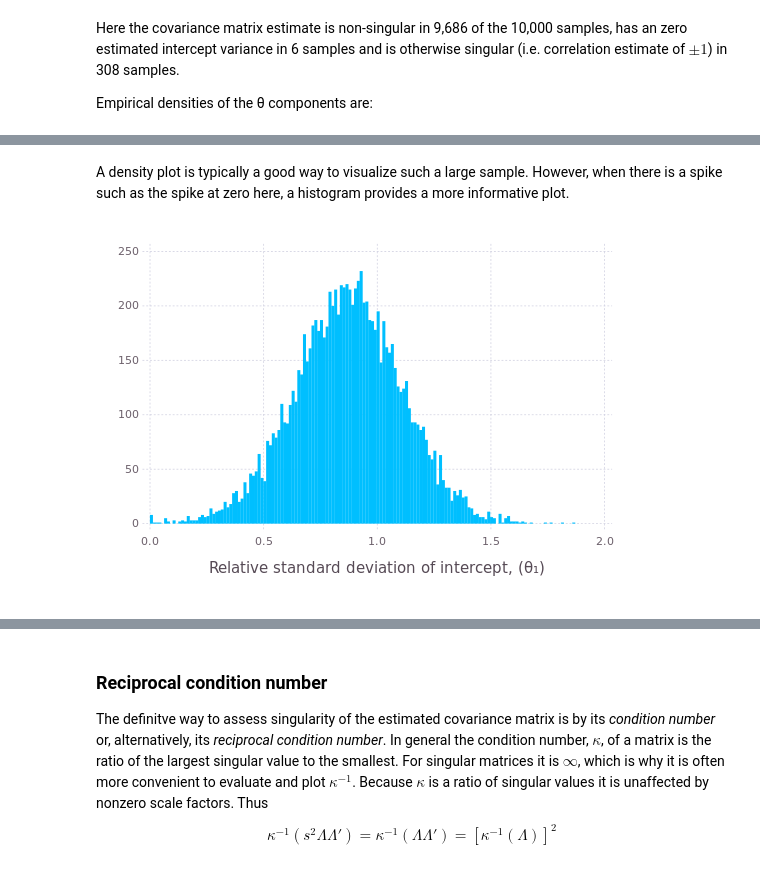
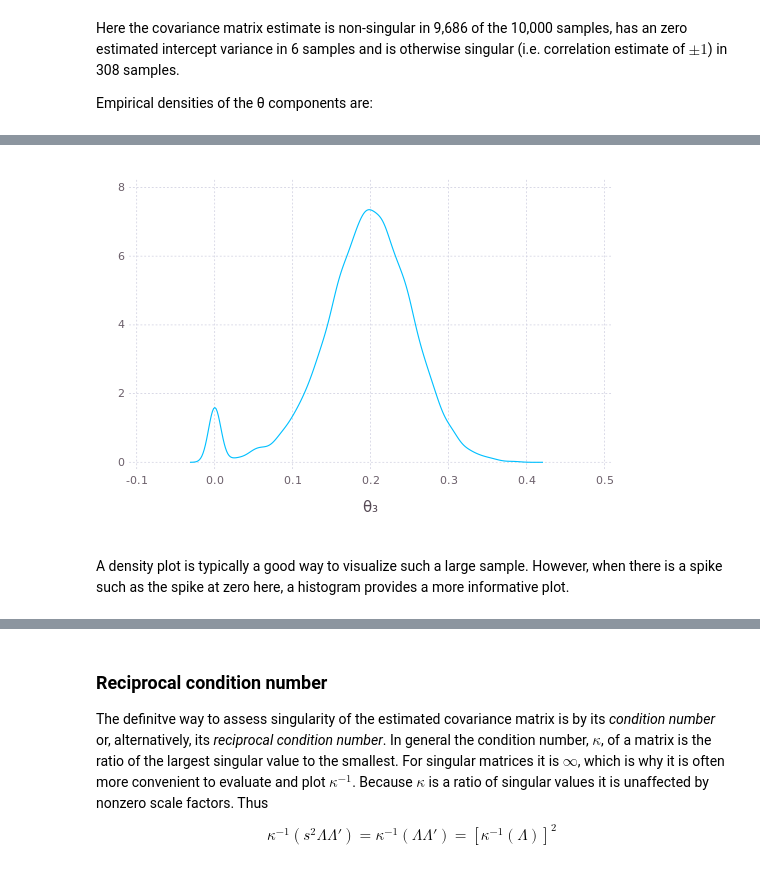
Before and after one commit to dmbates/MixedModelsinJulia, a Jupyter notebook: SingularCovariance.ipynb, the cells around one changed output, grey strips where cells are left out. Cells and saved outputs as stored; diff of their text form; code cells hidden in the pictures.

```diff
--- a/SingularCovariance.ipynb
+++ b/SingularCovariance.ipynb
@@ -218,6 +221,6 @@ plot(x = view(theta, 1, :), Geom.density, Guide.xlabel("Relative standard deviat
+# %%
+plot(sleepmbstrp, x = :θ₃, density, xlabel("θ₃"))
+# %% [output]
+[figure, added]
 # %% [markdown]
 A density plot is typically a good way to visualize such a large sample.  However, when there is a spike such as the spike at zero here, a histogram provides a more informative plot.
-# %%
-plot(x = view(theta, 1, :), Geom.histogram, Guide.xlabel("Relative standard deviation of intercept, (θ₁)"))
-# %% [output]
-[figure, removed]
```
Also changed, not shown: parts of 43 cells of this notebook, 2 other files.
